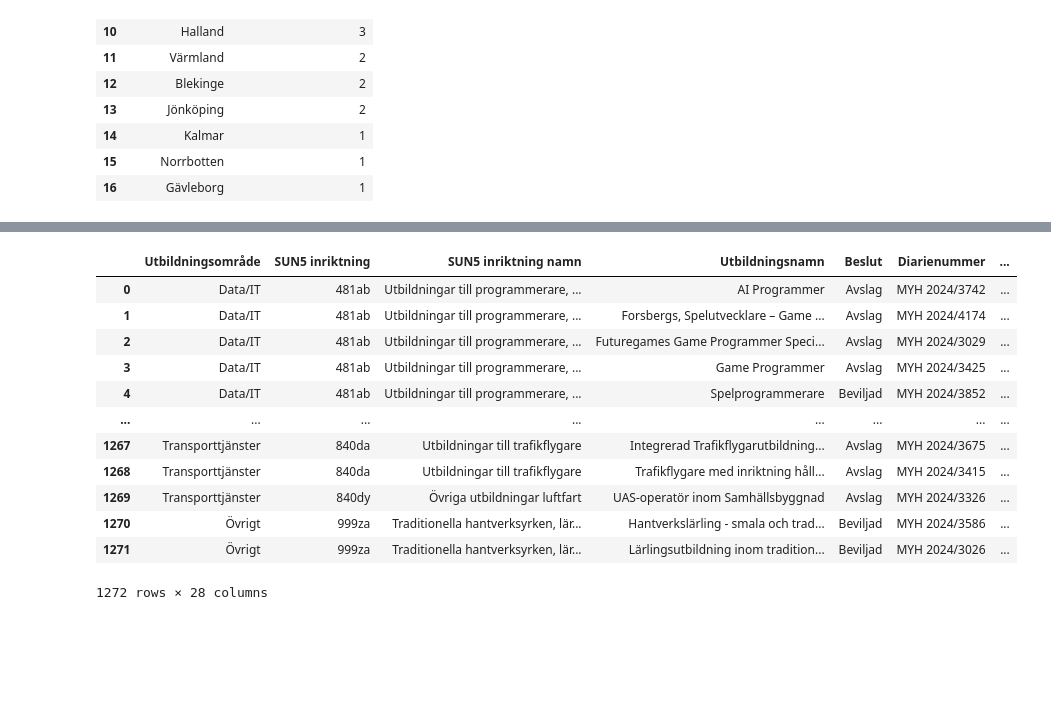
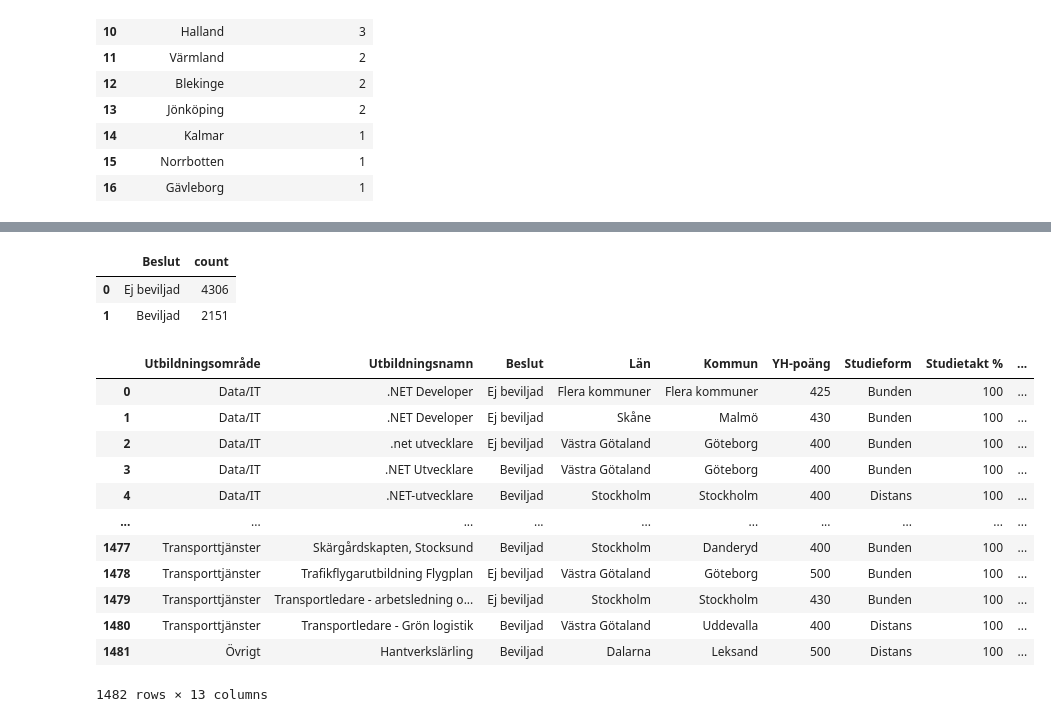
Before and after one commit to AntonBackeus/DataVisualisering_Projekt_YhKollen_G1, a Jupyter notebook: eda/anton_eda.ipynb, the cells around one changed output, grey strips where cells are left out. Cells and saved outputs as stored; diff of their text form; code cells hidden in the pictures; blank space fills up the shorter version.

Commit message:
Modified resultat-ansokningsomgang files for merge in df

```diff
--- a/eda/anton_eda.ipynb
+++ b/eda/anton_eda.ipynb
@@ -289,29 +309,36 @@ df_merged
+# %%
+uniques = duckdb.query("SELECT beslut, COUNT(*) AS count FROM df_merged GROUP BY beslut").df()
+uniques
+# %% [output]
+|  | Beslut | count |
+| 0 | Ej beviljad | 4306 |
+| 1 | Beviljad | 2151 |
 # %%
 PROGRAM_NAMES = {
     2020: "resultat-ansokningsomgang-2020.xlsx",
     2021: "resultat-ansokningsomgang-2021.xlsx",
     2022: "resultat-ansokningsomgang-2022.xlsx",
     2023: "resultat-ansokningsomgang-2023.xlsx",
     2024: "resultat-ansokningsomgang-2024.xlsx"
 }
 temp_df = pd.read_excel(
-    "../data/program/" + PROGRAM_NAMES[2024],
+    "../data/program/" + PROGRAM_NAMES[2020],
     sheet_name="Tabell 3",
     skiprows=5,
     )
 
 temp_df
 # %% [output]
-|  | Utbildningsområde | SUN5 inriktning | SUN5 inriktning namn | Utbildningsnamn | Beslut | Diarienummer | ... |
-| 0 | Data/IT | 481ab | Utbildningar till programmerare, ... | AI Programmer | Avslag | MYH 2024/3742 | ... |
-| 1 | Data/IT | 481ab | Utbildningar till programmerare, ... | Forsbergs, Spelutvecklare – Game ... | Avslag | MYH 2024/4174 | ... |
-| 2 | Data/IT | 481ab | Utbildningar till programmerare, ... | Futuregames Game Programmer Speci... | Avslag | MYH 2024/3029 | ... |
-| 3 | Data/IT | 481ab | Utbildningar till programmerare, ... | Game Programmer | Avslag | MYH 2024/3425 | ... |
-| 4 | Data/IT | 481ab | Utbildningar till programmerare, ... | Spelprogrammerare | Beviljad | MYH 2024/3852 | ... |
-| ... | ... | ... | ... | ... | ... | ... | ... |
-| 1267 | Transporttjänster | 840da | Utbildningar till trafikflygare | Integrerad Trafikflygarutbildning... | Avslag | MYH 2024/3675 | ... |
-| 1268 | Transporttjänster | 840da | Utbildningar till trafikflygare | Trafikflygare med inriktning håll... | Avslag | MYH 2024/3415 | ... |
-| 1269 | Transporttjänster | 840dy | Övriga utbildningar luftfart | UAS-operatör inom Samhällsbyggnad | Avslag | MYH 2024/3326 | ... |
-| 1270 | Övrigt | 999za | Traditionella hantverksyrken, lär... | Hantverkslärling - smala och trad... | Beviljad | MYH 2024/3586 | ... |
-| 1271 | Övrigt | 999za | Traditionella hantverksyrken, lär... | Lärlingsutbildning inom tradition... | Beviljad | MYH 2024/3026 | ... |
+|  | Utbildningsområde | Utbildningsnamn | Beslut | Län | Kommun | YH-poäng | Studieform | Studietakt % | ... |
+| 0 | Data/IT | .NET Developer | Ej beviljad | Flera kommuner | Flera kommuner | 425 | Bunden | 100 | ... |
+| 1 | Data/IT | .NET Developer | Ej beviljad | Skåne | Malmö | 430 | Bunden | 100 | ... |
+| 2 | Data/IT | .net utvecklare | Ej beviljad | Västra Götaland | Göteborg | 400 | Bunden | 100 | ... |
+| 3 | Data/IT | .NET Utvecklare | Beviljad | Västra Götaland | Göteborg | 400 | Bunden | 100 | ... |
+| 4 | Data/IT | .NET-utvecklare | Beviljad | Stockholm | Stockholm | 400 | Distans | 100 | ... |
+| ... | ... | ... | ... | ... | ... | ... | ... | ... | ... |
+| 1477 | Transporttjänster | Skärgårdskapten, Stocksund | Beviljad | Stockholm | Danderyd | 400 | Bunden | 100 | ... |
+| 1478 | Transporttjänster | Trafikflygarutbildning Flygplan | Ej beviljad | Västra Götaland | Göteborg | 500 | Bunden | 100 | ... |
+| 1479 | Transporttjänster | Transportledare - arbetsledning o... | Ej beviljad | Stockholm | Stockholm | 430 | Bunden | 100 | ... |
+| 1480 | Transporttjänster | Transportledare - Grön logistik | Beviljad | Västra Götaland | Uddevalla | 400 | Distans | 100 | ... |
+| 1481 | Övrigt | Hantverkslärling | Beviljad | Dalarna | Leksand | 500 | Distans | 100 | ... |
-1272 rows × 28 columns
+1482 rows × 13 columns
```
Also changed, not shown: parts of 9 cells of this notebook, 5 other files.
